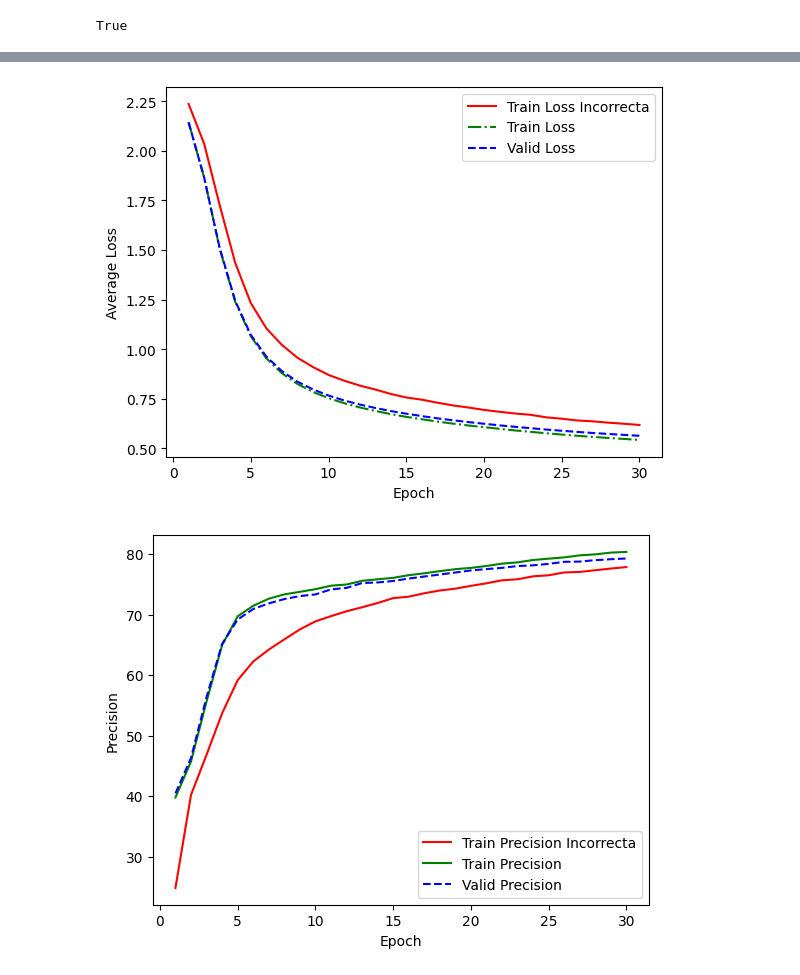
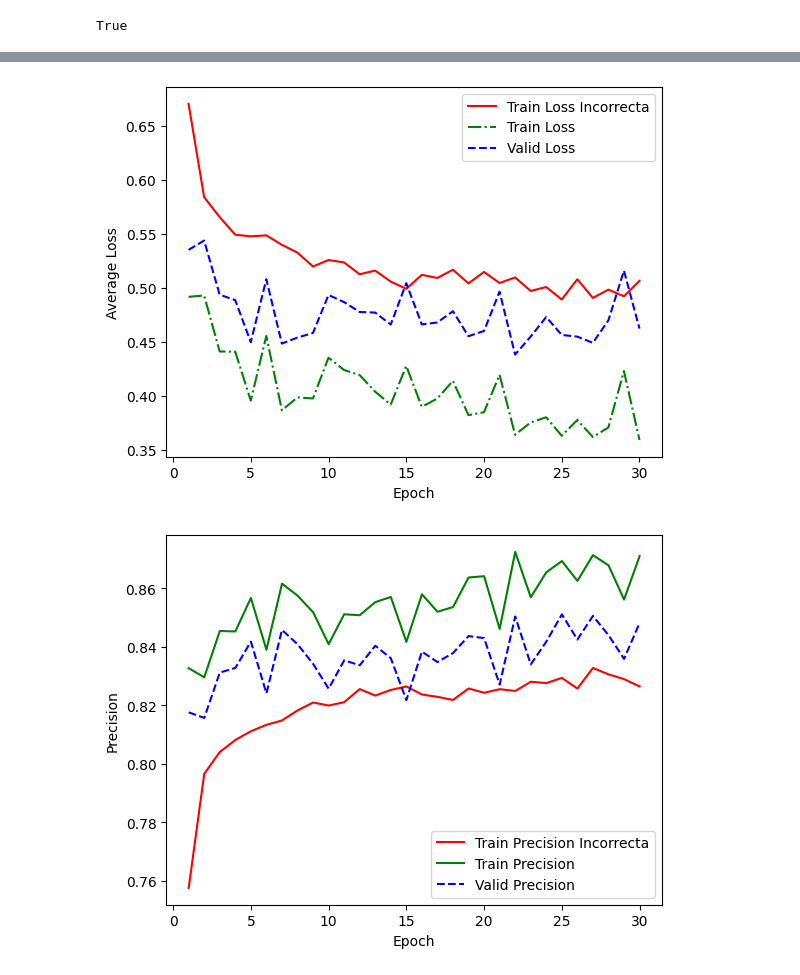
Before and after one commit to Benja2133/Guias-RedesNeuronales, a Jupyter notebook: redes_neuronales_2025_guia_11.ipynb, the cells around one changed output, grey strips where cells are left out. Cells and saved outputs as stored; diff of their text form; code cells hidden in the pictures.

```diff
--- a/redes_neuronales_2025_guia_11.ipynb
+++ b/redes_neuronales_2025_guia_11.ipynb
@@ -388,9 +438,9 @@ model = NeuralNetwork(n1,n2,p = p)
 
 #5.5)
 #definimos el optimizador, en este caso SGD
-learning_rate = 1e-3
-optimizer = optim.SGD(model.parameters(), lr=learning_rate)
-#optimizer = optim.Adam(model.parameters(), lr=learning_rate,eps=1e-08,weight_decay=0,amsgrad=False)
+learning_rate = 1e-2
+#optimizer = optim.SGD(model.parameters(), lr=learning_rate)
+optimizer = optim.Adam(model.parameters(), lr=learning_rate,eps=1e-08,weight_decay=0,amsgrad=False)
 # %%
 #5.7)
 #definimos el dispositivo de trabajo, una cpu o una gpu si esta disponible
@@ -544,22 +594,22 @@ Predicción: Ankle boot
 # %%
 #5.10)
 plt.xlabel("Epoch")
 plt.ylabel("Average Loss")
 plt.plot(range(1,len(list_train_avg_loss_incorrecta)+1), list_train_avg_loss_incorrecta, label="Train Loss Incorrecta",linestyle='-', c='red')
 plt.plot(range(1,len(list_train_avg_loss)+1), list_train_avg_loss, label="Train Loss",linestyle='-.', c='green')
 plt.plot(range(1,len(list_valid_avg_loss)+1), list_valid_avg_loss, label="Valid Loss",linestyle='--', c='blue')
 plt.legend()
 #plt.title("")
 plt.show()
 
 plt.xlabel("Epoch")
 plt.ylabel("Precision")
-plt.plot(range(1,len(list_train_precisiom_incorrecta)+1), [100*p for p in list_train_precisiom_incorrecta], label="Train Precision Incorrecta",linestyle='-', c='red')
-plt.plot(range(1,len(list_train_precision)+1), [100*p for p in list_train_precision], label="Train Precision",linestyle='-', c='green')
-plt.plot(range(1,len(list_valid_precision)+1), [100*p for p in list_valid_precision], label="Valid Precision",linestyle='--', c='blue')
+plt.plot(range(1,len(list_train_precisiom_incorrecta)+1),  list_train_precisiom_incorrecta, label="Train Precision Incorrecta",linestyle='-', c='red')
+plt.plot(range(1,len(list_train_precision)+1),  list_train_precision, label="Train Precision",linestyle='-', c='green')
+plt.plot(range(1,len(list_valid_precision)+1), list_valid_precision, label="Valid Precision",linestyle='--', c='blue')
 plt.legend()
 #plt.title("")
 plt.show()
 # %% [output]
-[figure, old version]
+[figure, new version]
-[figure, old version]
+[figure, new version]
```
Also changed, not shown: parts of 11 cells of this notebook, 24 other files.
